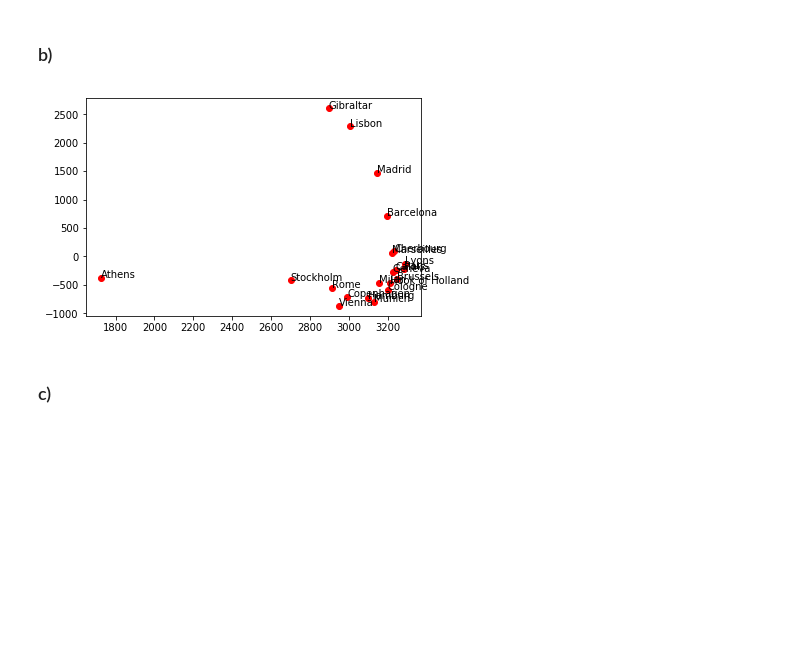
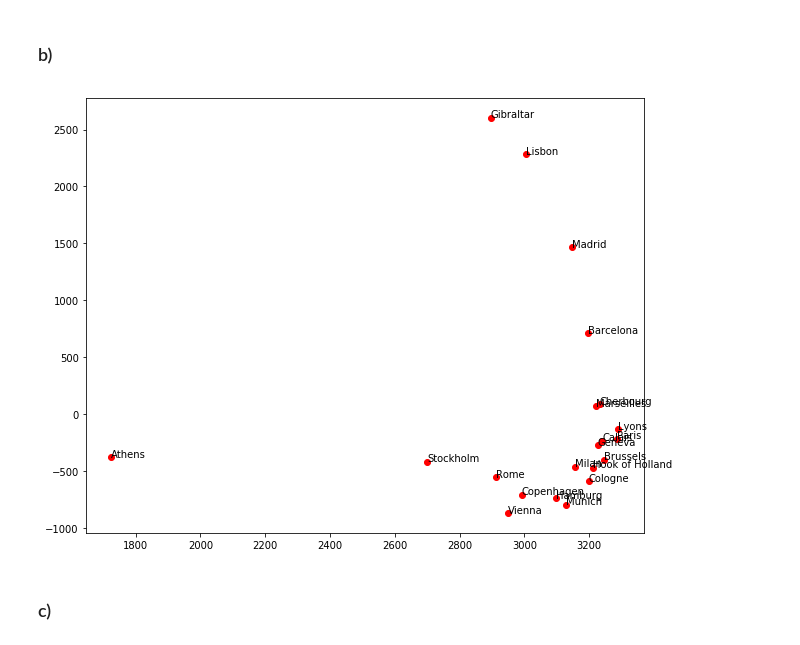
Before and after one commit to Kakrain/MachineLearning, a Jupyter notebook: Assignment9/assignment09_kaji.ipynb, the cells around one changed output. Cells and saved outputs as stored; diff of their text form; code cells hidden in the pictures; blank space fills up the shorter version.

```diff
--- a/Assignment9/assignment09_kaji.ipynb
+++ b/Assignment9/assignment09_kaji.ipynb
@@ -66,12 +79,13 @@ def MDS(D, d):
 # %%
 eurocity_dataframe = pd.read_csv('eurodist.csv', index_col=0, header=0)
 citynames = eurocity_dataframe.columns
 X_embedded = MDS(eurocity_dataframe.as_matrix(), 2)
+plt.figure(figsize=(10, 8))
 for i in range(21):
     plt.plot(X_embedded[i,0], X_embedded[i,1], 'or')
     plt.text(X_embedded[i,0], X_embedded[i,1], citynames[i])
 # %% [output]
-[figure, old version]
+[figure, new version]
 # %% [markdown]
 ### c)
 # %%
```
Also changed, not shown: parts of 2 cells of this notebook.
